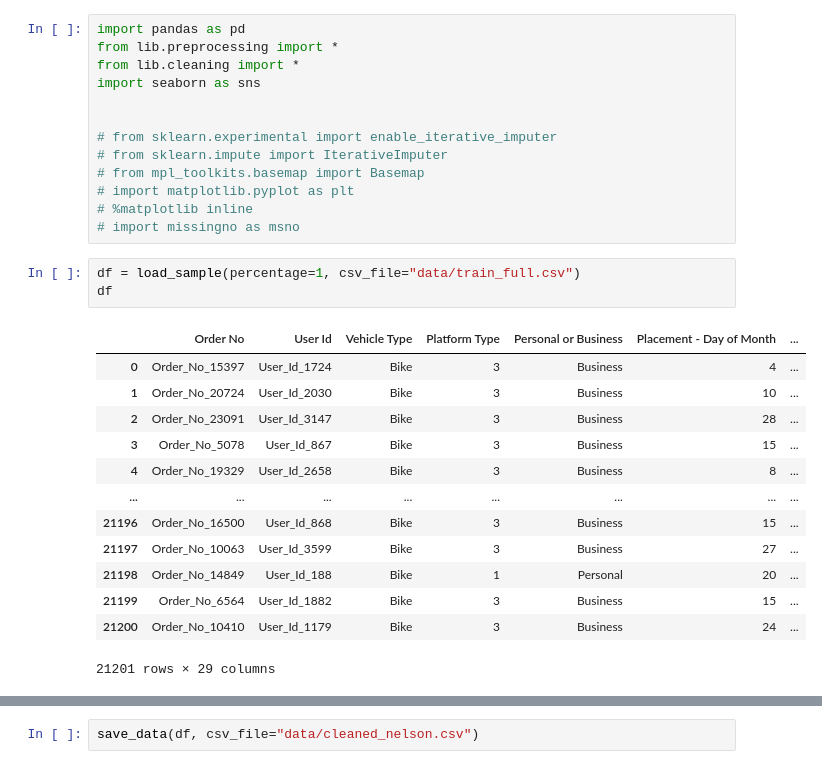
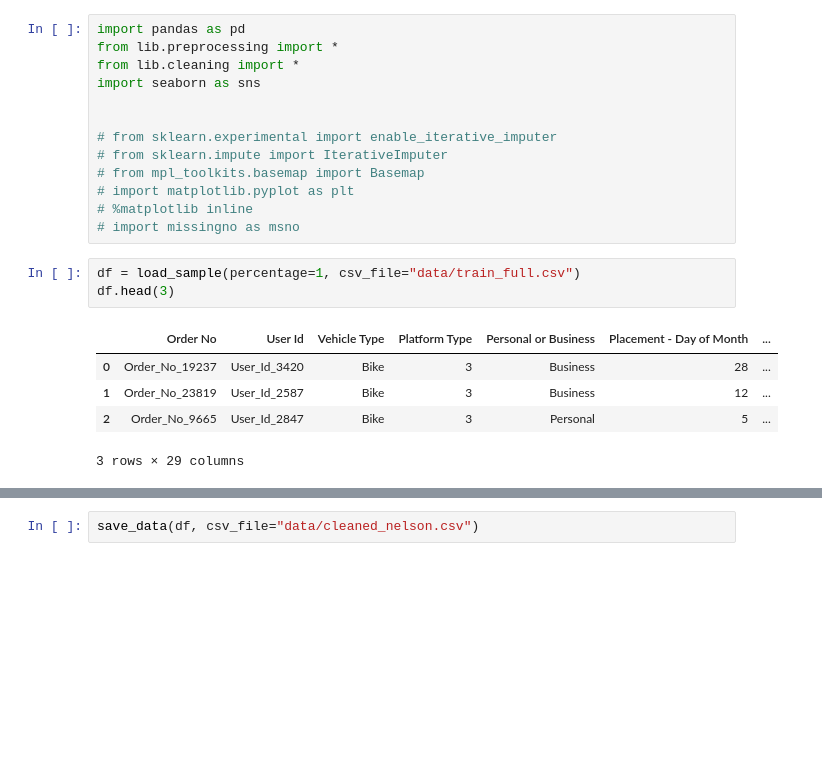
Before and after one commit to nelson-lojo/motor-bi-X, a Jupyter notebook: notebook-nelson.ipynb, the cells around one changed output, grey strips where cells are left out. Saved outputs shown, nothing was run; the diff lists cells and outputs as text; blank space fills up the shorter version.

```diff
--- a/notebook-nelson.ipynb
+++ b/notebook-nelson.ipynb
@@ -13,21 +13,13 @@ import seaborn as sns
 # import missingno as msno
 # %%
 df = load_sample(percentage=1, csv_file="data/train_full.csv")
-df
+df.head(3)
 # %% [output]
 |  | Order No | User Id | Vehicle Type | Platform Type | Personal or Business | Placement - Day of Month | ... |
-| 0 | Order_No_15397 | User_Id_1724 | Bike | 3 | Business | 4 | ... |
-| 1 | Order_No_20724 | User_Id_2030 | Bike | 3 | Business | 10 | ... |
-| 2 | Order_No_23091 | User_Id_3147 | Bike | 3 | Business | 28 | ... |
-| 3 | Order_No_5078 | User_Id_867 | Bike | 3 | Business | 15 | ... |
-| 4 | Order_No_19329 | User_Id_2658 | Bike | 3 | Business | 8 | ... |
-| ... | ... | ... | ... | ... | ... | ... | ... |
-| 21196 | Order_No_16500 | User_Id_868 | Bike | 3 | Business | 15 | ... |
-| 21197 | Order_No_10063 | User_Id_3599 | Bike | 3 | Business | 27 | ... |
-| 21198 | Order_No_14849 | User_Id_188 | Bike | 1 | Personal | 20 | ... |
-| 21199 | Order_No_6564 | User_Id_1882 | Bike | 3 | Business | 15 | ... |
-| 21200 | Order_No_10410 | User_Id_1179 | Bike | 3 | Business | 24 | ... |
+| 0 | Order_No_19237 | User_Id_3420 | Bike | 3 | Business | 28 | ... |
+| 1 | Order_No_23819 | User_Id_2587 | Bike | 3 | Business | 12 | ... |
+| 2 | Order_No_9665 | User_Id_2847 | Bike | 3 | Personal | 5 | ... |
-21201 rows × 29 columns
+3 rows × 29 columns
 # %%
 df = combine_weekdays(impute_temperature(drops(df)))
 df.head(3)
```
Also changed, not shown: parts of 5 cells of this notebook, 2 other files.
